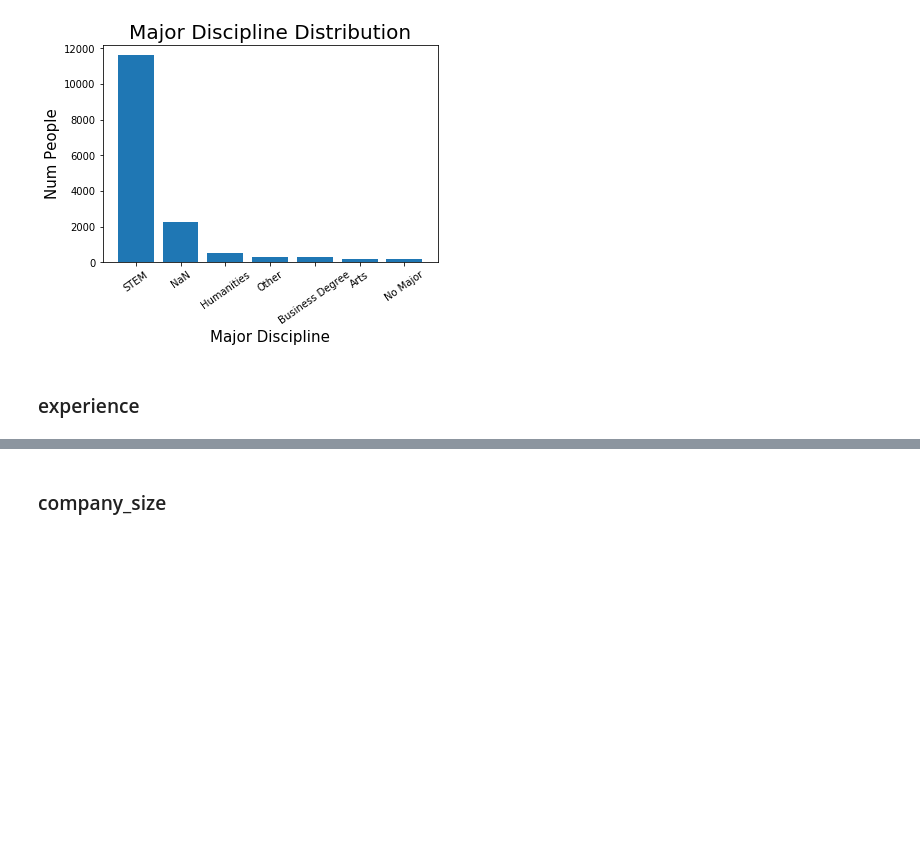
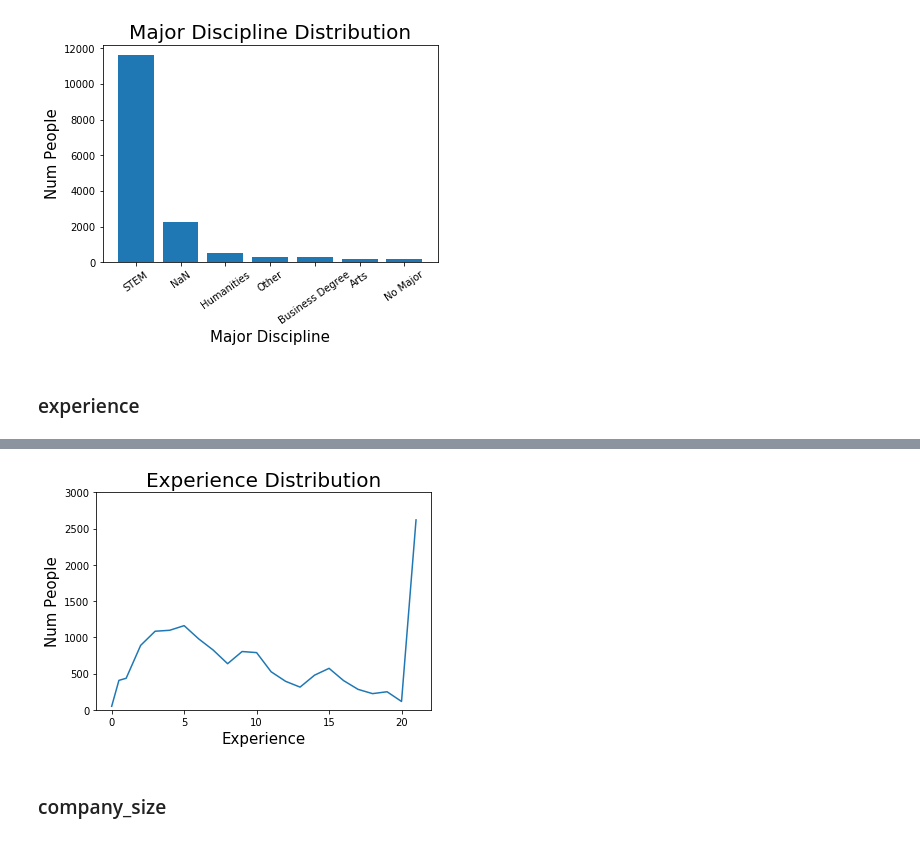
Before and after one commit to miritzk/ML_course, a Jupyter notebook: ML_Analysis.ipynb, the cells around one changed output, grey strips where cells are left out. Drawn from its saved outputs; the diff is of its cells as text; code cells hidden in the pictures; blank space fills up the shorter version.

```diff
--- a/ML_Analysis.ipynb
+++ b/ML_Analysis.ipynb
@@ -302,0 +352,9 @@ Name: experience, dtype: int64
+# %%
+exp = train['experience'].value_counts(dropna=False).to_frame()
+exp.reset_index(inplace=True)
+exp.rename(columns = {list(exp)[0]: 'experience', list(exp)[1]: 'count'}, inplace = True)
+exp['experience'].fillna(0, inplace=True) # null = 0 only for presentation
+exp['experience'].replace(">20", 21, inplace=True)
+exp['experience'].replace("<1", 0.5, inplace=True)
+exp.sort_values(['experience'], inplace=True)
+exp
@@ -303,3 +379,12 @@ Name: experience, dtype: int64
+# %%
+plt.plot(exp['experience'], exp['count'])
+plt.title("Experience Distribution", fontsize=20)
+plt.xlabel('Experience', fontsize=15)
+plt.ylabel('Num People', fontsize=15)
+plt.ylim(0, 3000)
+plt.show()
+# %% [output]
+[figure, added]
 # %% [markdown]
 ### company_size
 # %%
```
Also changed, not shown: parts of 36 cells of this notebook, 1 other file.
